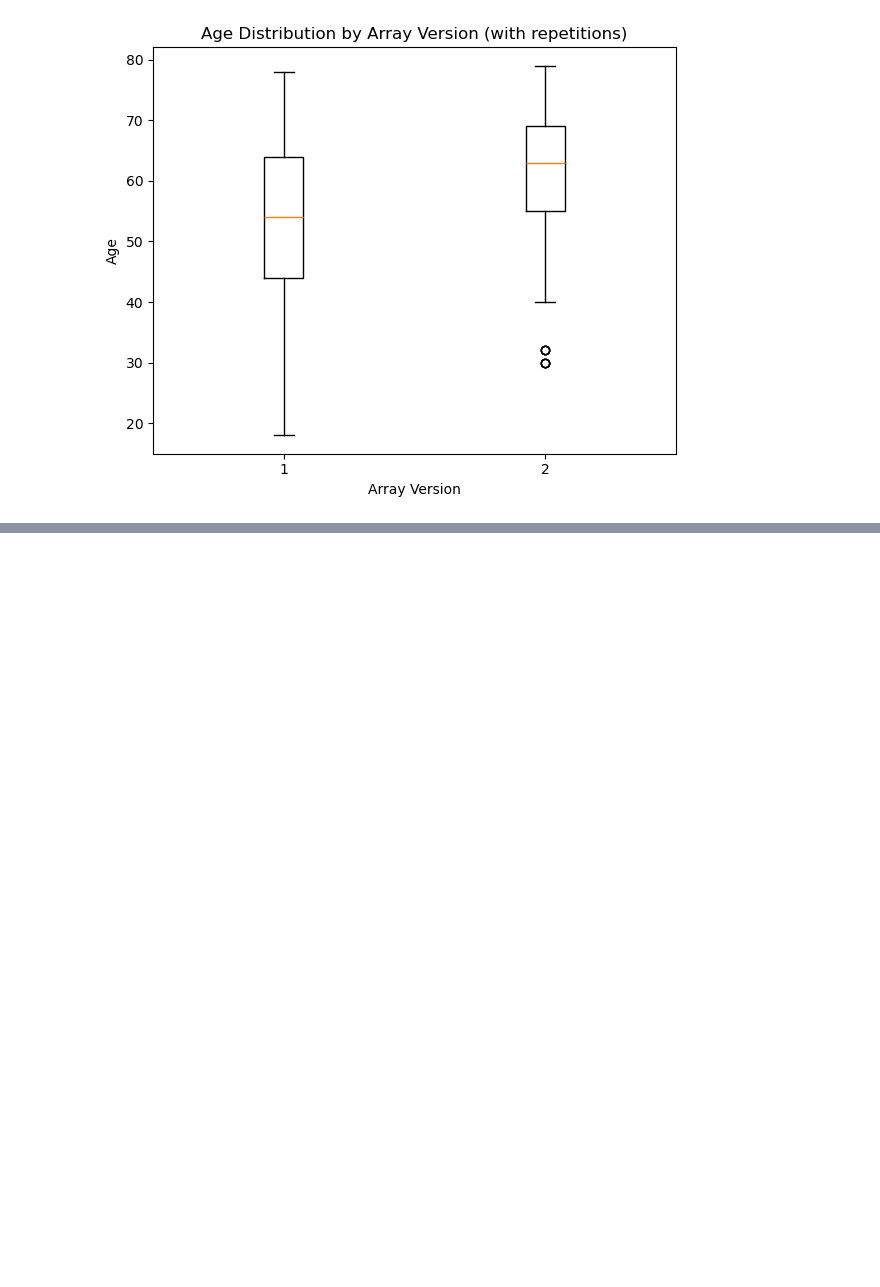
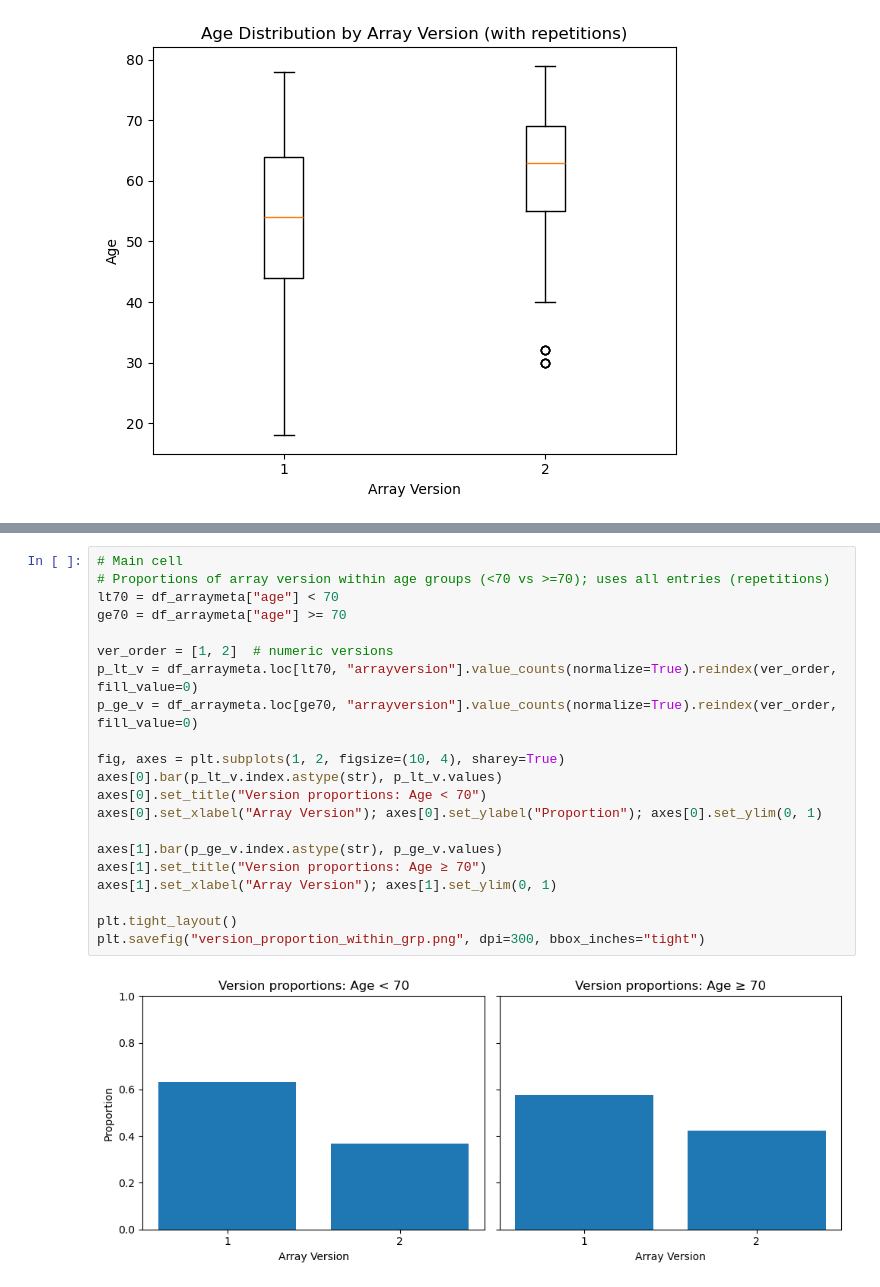
Before and after one commit to ChanChanMan18/STATS604_Project2, a Jupyter notebook: EDA?_PC/EDA.ipynb, the cells around one changed output, grey strips where cells are left out. Saved outputs shown, nothing was run; the diff lists cells and outputs as text; blank space fills up the shorter version.

```diff
--- a/EDA?_PC/EDA.ipynb
+++ b/EDA?_PC/EDA.ipynb
@@ -358,0 +382,23 @@ version
+# %%
+# Main cell
+# Proportions of array version within age groups (<70 vs >=70); uses all entries (repetitions)
+lt70 = df_arraymeta["age"] < 70
+ge70 = df_arraymeta["age"] >= 70
+
+ver_order = [1, 2]  # numeric versions
+p_lt_v = df_arraymeta.loc[lt70, "arrayversion"].value_counts(normalize=True).reindex(ver_order, fill_value=0)
+p_ge_v = df_arraymeta.loc[ge70, "arrayversion"].value_counts(normalize=True).reindex(ver_order, fill_value=0)
+
+fig, axes = plt.subplots(1, 2, figsize=(10, 4), sharey=True)
+axes[0].bar(p_lt_v.index.astype(str), p_lt_v.values)
+axes[0].set_title("Version proportions: Age < 70")
+axes[0].set_xlabel("Array Version"); axes[0].set_ylabel("Proportion"); axes[0].set_ylim(0, 1)
+
+axes[1].bar(p_ge_v.index.astype(str), p_ge_v.values)
+axes[1].set_title("Version proportions: Age ≥ 70")
+axes[1].set_xlabel("Array Version"); axes[1].set_ylim(0, 1)
+
+plt.tight_layout()
+plt.savefig("version_proportion_within_grp.png", dpi=300, bbox_inches="tight")
+# %% [output]
+[figure, added]
```
Also changed, not shown: parts of 3 cells of this notebook, 4 other files.
